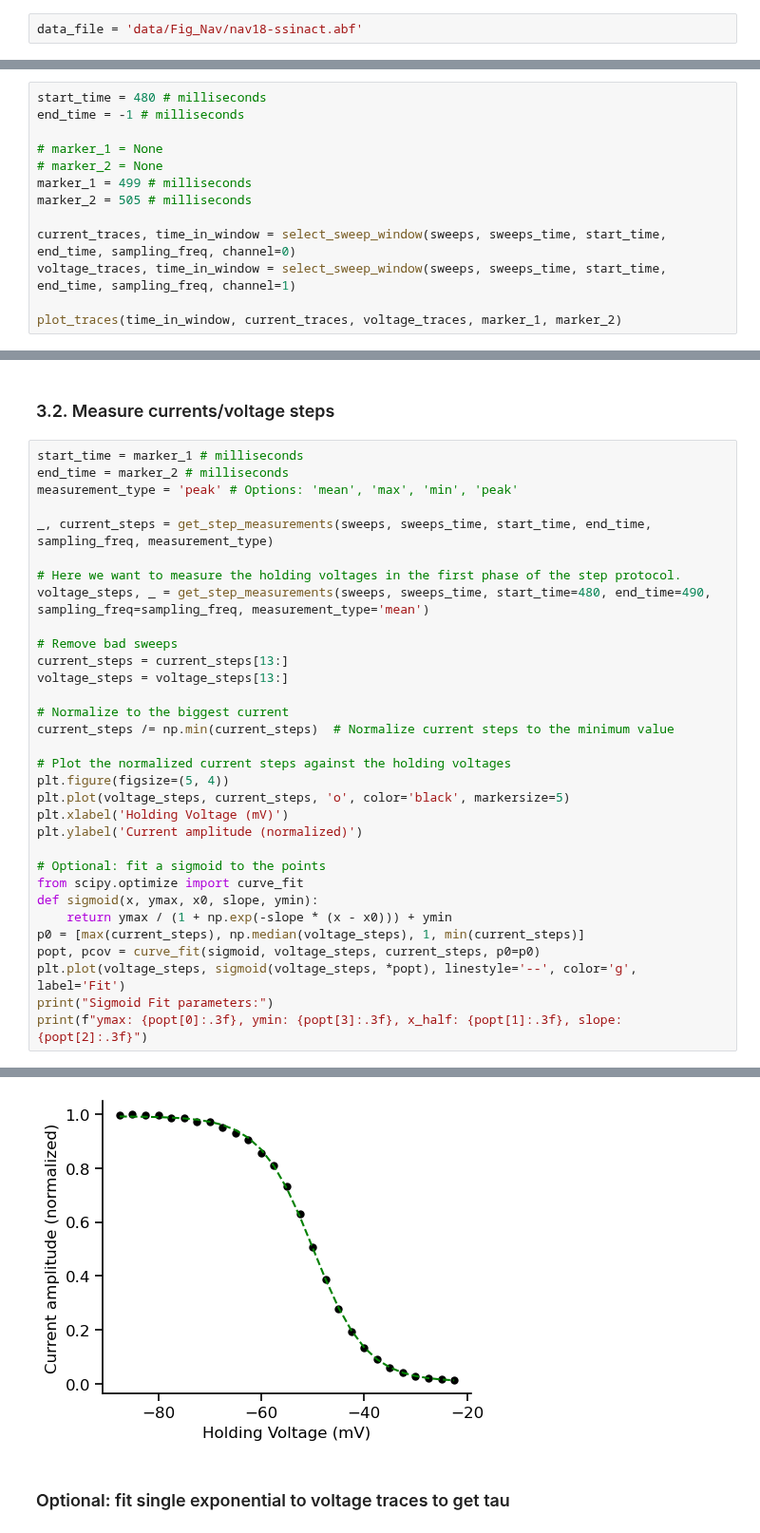
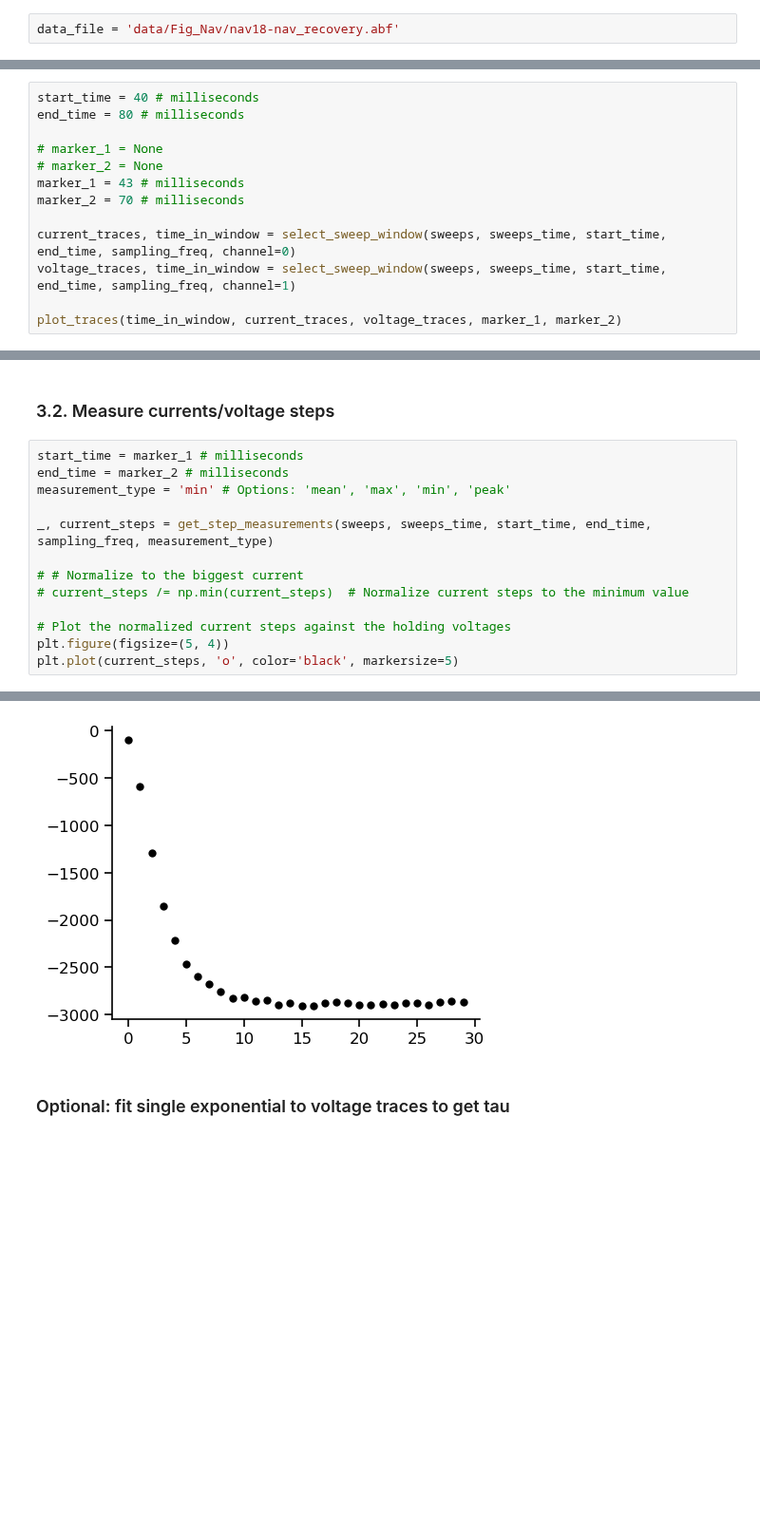
Before and after one commit to argalloni/CSHL_IonChannels2025, a Jupyter notebook: CSHL 3 - Na recovery.ipynb, the cells around one changed output, grey strips where cells are left out. Shown at 95% size. Cells and saved outputs as stored; diff of their text form; blank space fills up the shorter version.

Commit message:
updated na recovery

```diff
--- a/CSHL 3 - Na recovery.ipynb
+++ b/CSHL 3 - Na recovery.ipynb
@@ -41,7 +41,7 @@ data/Fig_Nav
  'data/Fig_Nav/NAV_Lomb(1)_22919024.abf',
  'data/Fig_Nav/NAV_Lomb(2)_22919023.abf']
 # %%
-data_file = 'data/Fig_Nav/nav18-ssinact.abf'
+data_file = 'data/Fig_Nav/nav18-nav_recovery.abf'
 # %%
 ## Extract the sweeps, time and sampling frequency:
 sweeps, sweeps_time, sampling_freq = get_sweeps(data_file)
@@ -56,13 +56,13 @@ freq: 99999.99999999999 Hz
 # %% [markdown]
 ## 2. Plot the traces to get an overview of the data
 # %%
-start_time = 480 # milliseconds
-end_time = -1 # milliseconds
+start_time = 40 # milliseconds
+end_time = 80 # milliseconds
 
 # marker_1 = None
 # marker_2 = None
-marker_1 = 499 # milliseconds
-marker_2 = 505 # milliseconds
+marker_1 = 43 # milliseconds
+marker_2 = 70 # milliseconds
 
 current_traces, time_in_window = select_sweep_window(sweeps, sweeps_time, start_time, end_time, sampling_freq, channel=0)
 voltage_traces, time_in_window = select_sweep_window(sweeps, sweeps_time, start_time, end_time, sampling_freq, channel=1)
@@ -97,33 +97,14 @@ array([<Axes: ylabel='Current (pA)'>,
 # %%
 start_time = marker_1 # milliseconds
 end_time = marker_2 # milliseconds
-measurement_type = 'peak' # Options: 'mean', 'max', 'min', 'peak'
+measurement_type = 'min' # Options: 'mean', 'max', 'min', 'peak'
 
 _, current_steps = get_step_measurements(sweeps, sweeps_time, start_time, end_time, sampling_freq, measurement_type)
 
-# Here we want to measure the holding voltages in the first phase of the step protocol.
-voltage_steps, _ = get_step_measurements(sweeps, sweeps_time, start_time=480, end_time=490, sampling_freq=sampling_freq, measurement_type='mean')
-
-# Remove bad sweeps
-current_steps = current_steps[13:]
-voltage_steps = voltage_steps[13:]
-
-# Normalize to the biggest current
-current_steps /= np.min(current_steps)  # Normalize current steps to the minimum value
+# # Normalize to the biggest current
+# current_steps /= np.min(current_steps)  # Normalize current steps to the minimum value
 
 # Plot the normalized current steps against the holding voltages
 plt.figure(figsize=(5, 4))
-plt.plot(voltage_steps, current_steps, 'o', color='black', markersize=5)
-plt.xlabel('Holding Voltage (mV)')
-plt.ylabel('Current amplitude (normalized)')
-
-# Optional: fit a sigmoid to the points
-from scipy.optimize import curve_fit
-def sigmoid(x, ymax, x0, slope, ymin):
-    return ymax / (1 + np.exp(-slope * (x - x0))) + ymin
-p0 = [max(current_steps), np.median(voltage_steps), 1, min(current_steps)]
-popt, pcov = curve_fit(sigmoid, voltage_steps, current_steps, p0=p0)
-plt.plot(voltage_steps, sigmoid(voltage_steps, *popt), linestyle='--', color='g', label='Fit')
-print("Sigmoid Fit parameters:")
-print(f"ymax: {popt[0]:.3f}, ymin: {popt[3]:.3f}, x_half: {popt[1]:.3f}, slope: {popt[2]:.3f}")
+plt.plot(current_steps, 'o', color='black', markersize=5)
 # %% [output]
@@ -132,4 +112,4 @@ ymax: -0.985, ymin: 0.993, x_half: -49.900, slope: 0.193
-[figure, old version]
+[figure, new version]
 # %% [markdown]
 ### Optional: fit single exponential to voltage traces to get tau
 # %%
```
Also changed, not shown: parts of 4 cells of this notebook.
